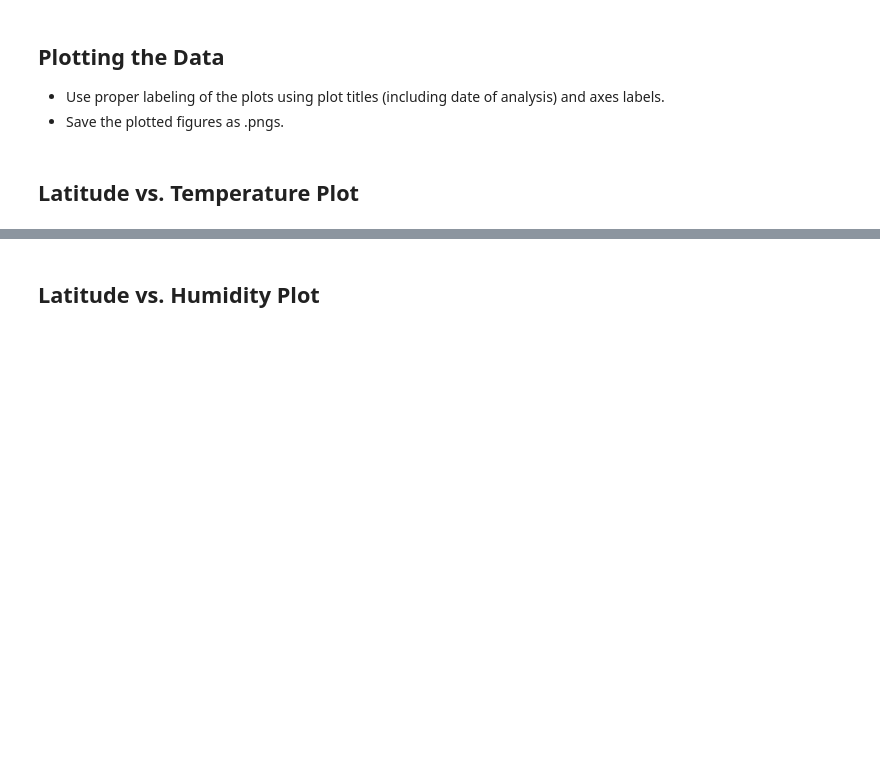
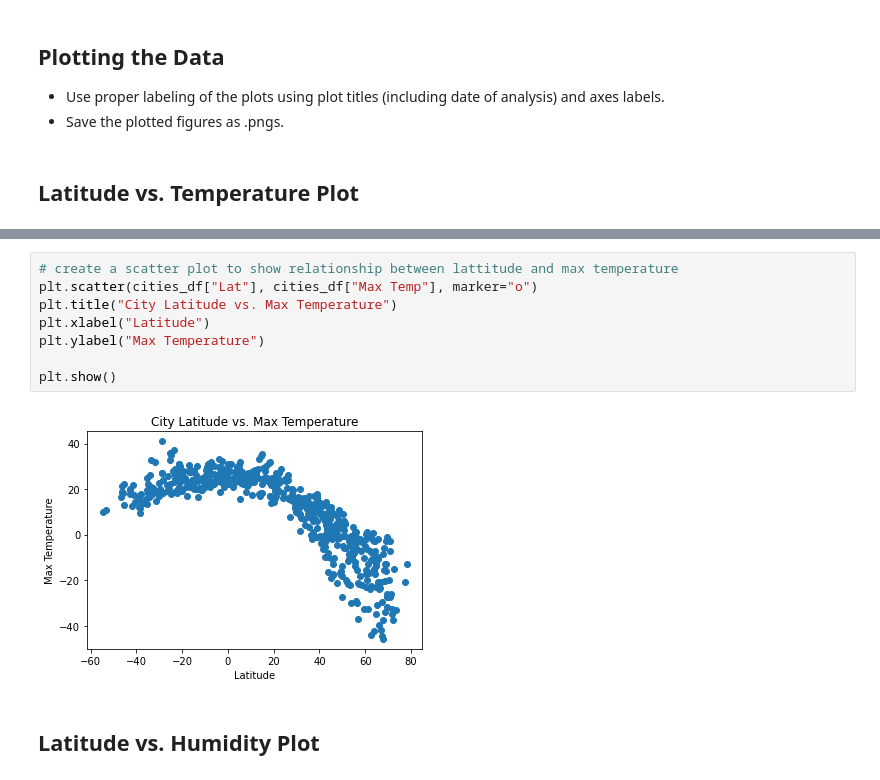
Before and after one commit to pete6184/WeatherPy_API_Weather_Data, a Jupyter notebook: WeatherPy/WeatherPy.ipynb, the cells around one changed output, grey strips where cells are left out. Cells and saved outputs as stored; diff of their text form; blank space fills up the shorter version.

```diff
--- a/WeatherPy/WeatherPy.ipynb
+++ b/WeatherPy/WeatherPy.ipynb
@@ -179,2 +180,12 @@ AttributeError: 'DataFrame' object has no attribute 'itterows'
+# %%
+# create a scatter plot to show relationship between lattitude and max temperature
+plt.scatter(cities_df["Lat"], cities_df["Max Temp"], marker="o")
+plt.title("City Latitude vs. Max Temperature")
+plt.xlabel("Latitude")
+plt.ylabel("Max Temperature")
+
+plt.show()
+# %% [output]
+[figure, added]
 # %% [markdown]
 ## Latitude vs. Humidity Plot
```
Also changed, not shown: parts of 12 cells of this notebook, 1 other file.
